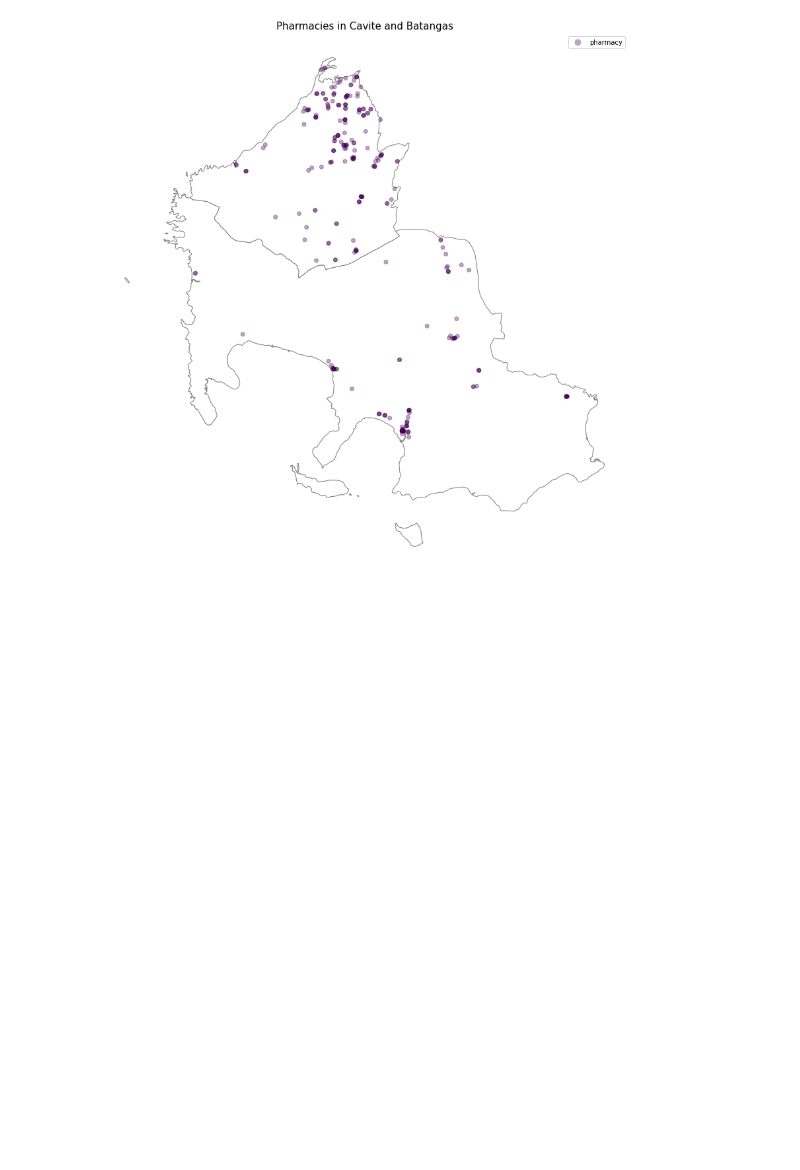
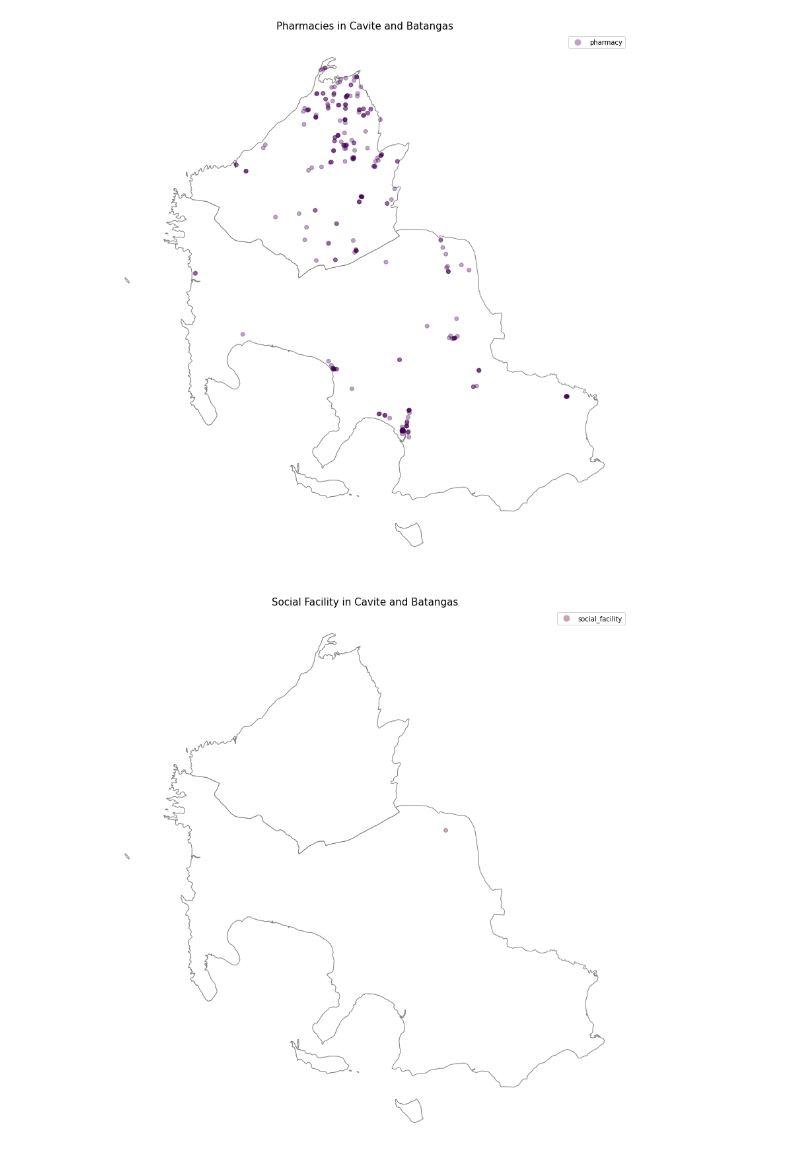
Before and after one commit to mikatej/DATASCI-PH-HealthSites, a Jupyter notebook: Health_sites_Tejada.ipynb, the cells around one changed output. Cells and saved outputs as stored; diff of their text form; code cells hidden in the pictures; blank space fills up the shorter version.

```diff
--- a/Health_sites_Tejada.ipynb
+++ b/Health_sites_Tejada.ipynb
@@ -174,3 +174,13 @@ ax.set_title('Pharmacies in Cavite and Batangas', fontsize=15)
 ax.axis('off');
 # %% [output]
 [figure]
+# %%
+fig = plt.figure(figsize=(15, 15))
+ax = fig.add_subplot(111)
+
+cb_map.plot(ax=ax, color='white', edgecolor='gray')
+cb_healthsites[cb_healthsites["amenity"] == "social_facility"].plot(ax=ax, column="amenity", cmap="RdBu", alpha=0.35, legend=True)
+ax.set_title('Social Facility in Cavite and Batangas', fontsize=15)
+ax.axis('off');
+# %% [output]
+[figure, added]
```
